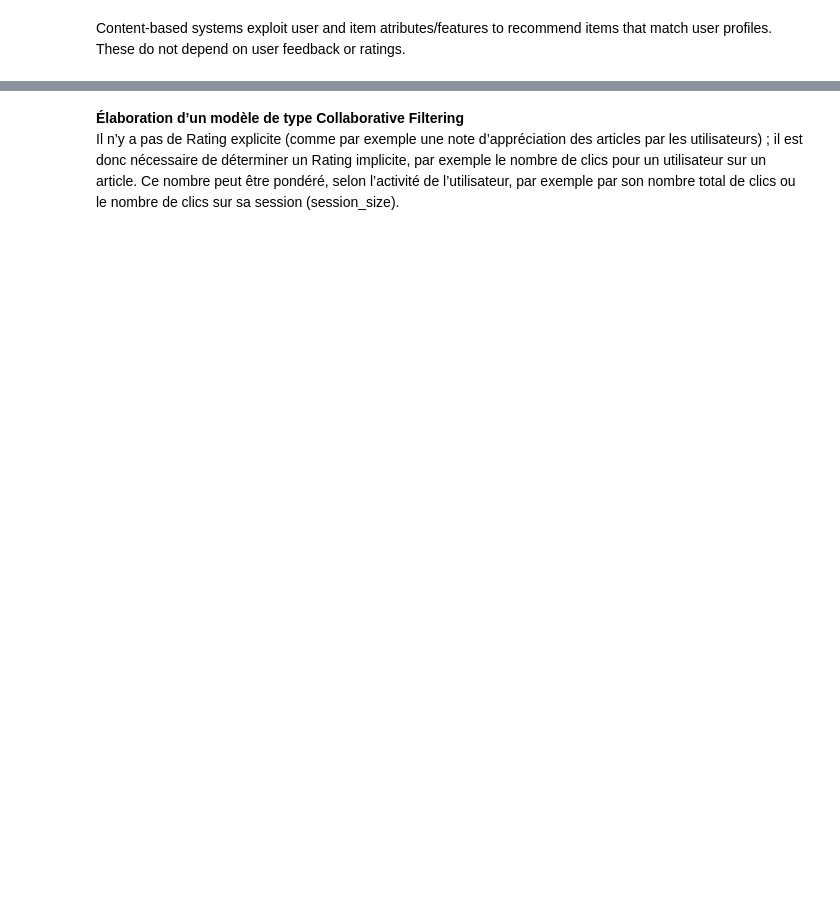
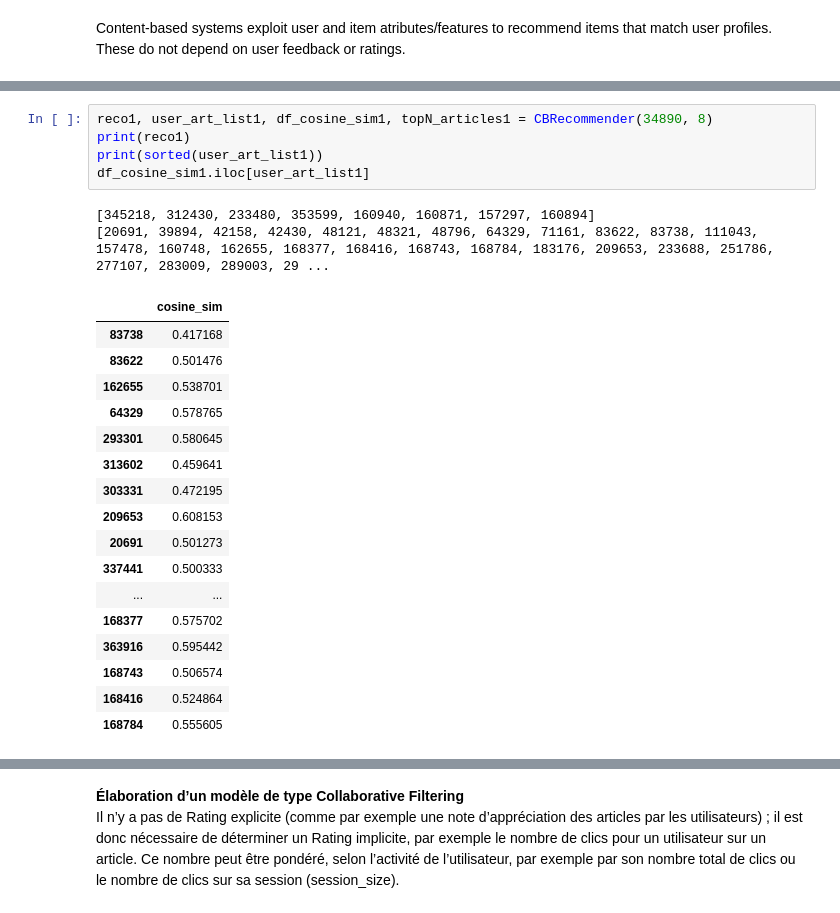
Before and after one commit to jfsubrini/ia-project9, a Jupyter notebook: Subrini_JeanFrancois_2_scripts_012023.ipynb, the cells around one changed output, grey strips where cells are left out. Drawn from its saved outputs; the diff is of its cells as text; blank space fills up the shorter version.

```diff
--- a/Subrini_JeanFrancois_2_scripts_012023.ipynb
+++ b/Subrini_JeanFrancois_2_scripts_012023.ipynb
@@ -1068,0 +1003,25 @@ NameError: name 'test' is not defined
+# %%
+reco1, user_art_list1, df_cosine_sim1, topN_articles1 = CBRecommender(34890, 8)
+print(reco1)
+print(sorted(user_art_list1))
+df_cosine_sim1.iloc[user_art_list1]
+# %% [output]
+[345218, 312430, 233480, 353599, 160940, 160871, 157297, 160894]
+[20691, 39894, 42158, 42430, 48121, 48321, 48796, 64329, 71161, 83622, 83738, 111043, 157478, 160748, 162655, 168377, 168416, 168743, 168784, 183176, 209653, 233688, 251786, 277107, 283009, 289003, 29 ...
+|  | cosine_sim |
+| 83738 | 0.417168 |
+| 83622 | 0.501476 |
+| 162655 | 0.538701 |
+| 64329 | 0.578765 |
+| 293301 | 0.580645 |
+| 313602 | 0.459641 |
+| 303331 | 0.472195 |
+| 209653 | 0.608153 |
+| 20691 | 0.501273 |
+| 337441 | 0.500333 |
+| ... | ... |
+| 168377 | 0.575702 |
+| 363916 | 0.595442 |
+| 168743 | 0.506574 |
+| 168416 | 0.524864 |
+| 168784 | 0.555605 |
```
Also changed, not shown: parts of 60 cells of this notebook.
